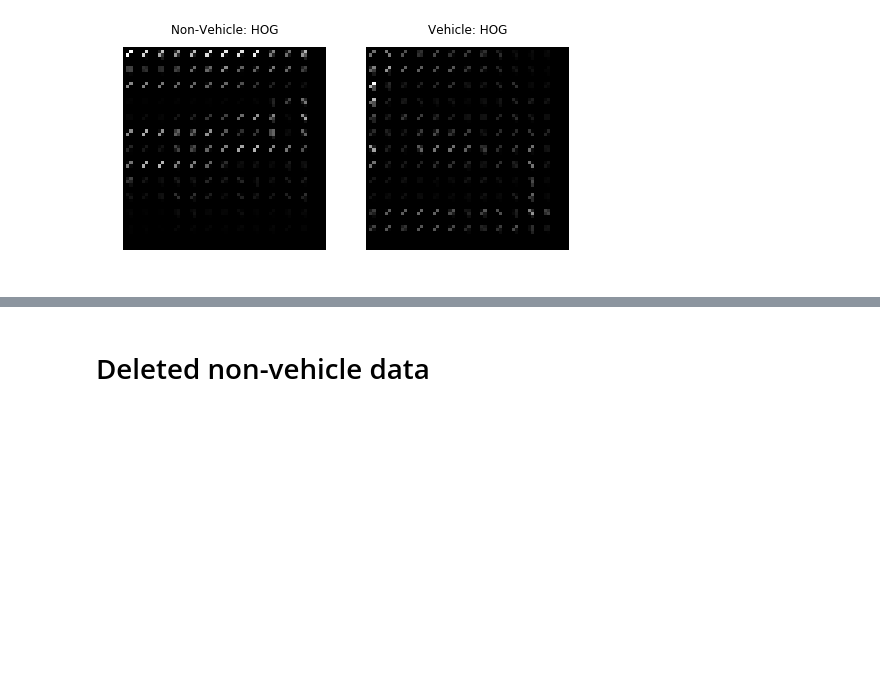
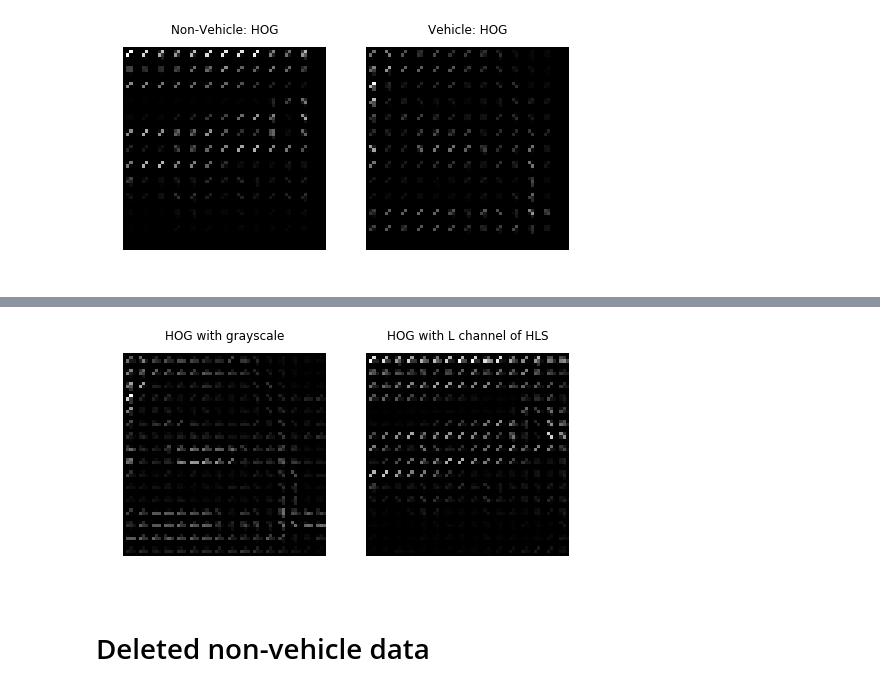
Before and after one commit to GinYoshida/Udacity_CarND_P5_Vehicle_Detection, a Jupyter notebook: Code_test.ipynb, the cells around one changed output, grey strips where cells are left out. Drawn from its saved outputs; the diff is of its cells as text; code cells hidden in the pictures; blank space fills up the shorter version.

```diff
--- a/Code_test.ipynb
+++ b/Code_test.ipynb
@@ -92,3 +86,23 @@ plt.show()
 c:\users\hitoshi\appdata\local\programs\python\python35\lib\site-packages\skimage\feature\_hog.py:119: skimage_deprecation: Default value of `block_norm`==`L1` is deprecated and will be changed to `L2 ...
   'be changed to `L2-Hys` in v0.15', skimage_deprecation)
 [figure]
+# %%
+img_car = cv2.imread(cars[1700])
+img_cov_car_gray = cv2.cvtColor(img_car , cv2.COLOR_BGR2GRAY)
+img_cov_car_HLS_L = cv2.cvtColor(img , cv2.COLOR_BGR2HLS)[:,:,1]
+
+feature, hog_img_gray = get_hog_features(img_cov_car_gray,12,4,3,vis = True)
+feature, hog_img_HLS = get_hog_features(img_cov_car_HLS_L,12,4,3,vis = True)
+
+fig, (ax0, ax1) = plt.subplots(1, 2, figsize=(8, 4), sharex=True, sharey=True)
+
+ax0.axis('off')
+ax0.imshow(hog_img_gray,cmap=plt.cm.gray)
+ax0.set_title('HOG with grayscale',fontsize=12)
+ax1.axis('off')
+ax1.imshow(hog_img_HLS, cmap=plt.cm.gray)
+ax1.set_title('HOG with L channel of HLS',fontsize=12)
+
+plt.savefig("./for_report/HOG_example_2.png")
+plt.show()
+# %% [output]
@@ -95,3 +111,4 @@ c:\users\hitoshi\appdata\local\programs\python\python35\lib\site-packages\skimag
+[figure, added]
 # %% [markdown]
 # Deleted non-vehicle data
 # %%
```
Also changed, not shown: parts of 2 cells of this notebook, 2 other files.
